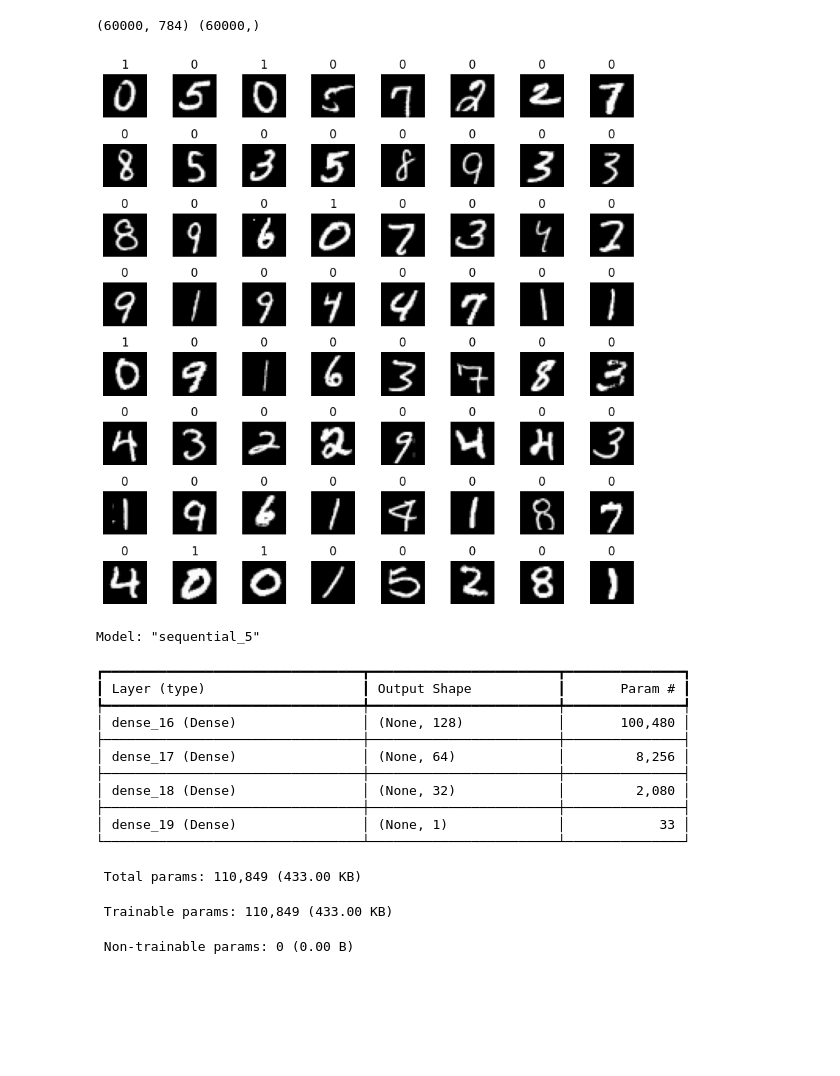
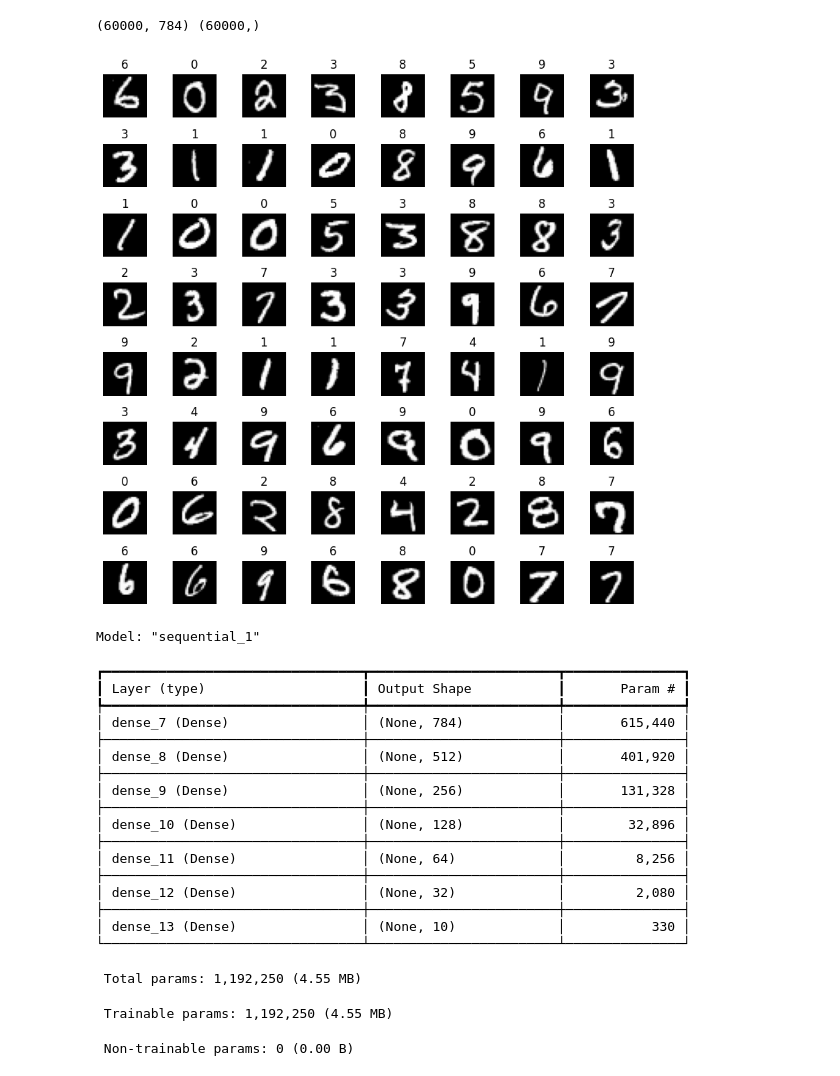
Before and after one commit to ritamiitism/LearningML, a Jupyter notebook: zerodetector.ipynb, the cells around one changed output. Cells and saved outputs as stored; diff of their text form; code cells hidden in the pictures; blank space fills up the shorter version.

```diff
--- a/zerodetector.ipynb
+++ b/zerodetector.ipynb
@@ -32,58 +28,67 @@ print(X_train.shape, y_train_binary.shape)
 # %%
 import numpy as np
 import matplotlib.pyplot as plt
 import warnings
 warnings.simplefilter(action='ignore', category=FutureWarning)
 
 # Load MNIST
 from tensorflow.keras.datasets import mnist
 (X_train, y_train), (X_test, y_test) = mnist.load_data()
 
 # Flatten MNIST images
+y=y_train
 # labels
-y = (y_train == 0).astype(int)
 X = X_train.reshape(X_train.shape[0], -1)
 
 m, n = X.shape    # (60000, 784)
 fig, axes = plt.subplots(8, 8, figsize=(8, 8))
 fig.tight_layout(pad=0.1)
 
 for i, ax in enumerate(axes.flat):
     random_index = np.random.randint(0, m)
     # reshape image back to 28x28
     img = X[random_index].reshape(28, 28)
 
     ax.imshow(img, cmap='gray')
 
     ax.set_title(str(y[random_index]))
     ax.set_axis_off()
 # %% [output]
-[figure, old version]
+[figure, new version]
 # %%
 model = Sequential(
     [
         tf.keras.Input(shape=(784,)),
+        Dense(784,activation="relu"),
+        Dense(512,activation="relu"),
+        Dense(256,activation="relu"),
         Dense(128,activation="relu"),
         Dense(64,activation="relu"),
         Dense(32,activation="relu"),
-        Dense(1,activation="sigmoid"),
+        Dense(10,activation="softmax"),
     ]
 )
 model.summary()
 # %% [output]
-Model: "sequential_5"
+Model: "sequential_1"
 ┏━━━━━━━━━━━━━━━━━━━━━━━━━━━━━━━━━┳━━━━━━━━━━━━━━━━━━━━━━━━┳━━━━━━━━━━━━━━━┓
 ┃ Layer (type)                    ┃ Output Shape           ┃       Param # ┃
 ┡━━━━━━━━━━━━━━━━━━━━━━━━━━━━━━━━━╇━━━━━━━━━━━━━━━━━━━━━━━━╇━━━━━━━━━━━━━━━┩
-│ dense_16 (Dense)                │ (None, 128)            │       100,480 │
+│ dense_7 (Dense)                 │ (None, 784)            │       615,440 │
 ├─────────────────────────────────┼────────────────────────┼───────────────┤
-│ dense_17 (Dense)                │ (None, 64)             │         8,256 │
+│ dense_8 (Dense)                 │ (None, 512)            │       401,920 │
 ├─────────────────────────────────┼────────────────────────┼───────────────┤
-│ dense_18 (Dense)                │ (None, 32)             │         2,080 │
+│ dense_9 (Dense)                 │ (None, 256)            │       131,328 │
 ├─────────────────────────────────┼────────────────────────┼───────────────┤
-│ dense_19 (Dense)                │ (None, 1)              │            33 │
+│ dense_10 (Dense)                │ (None, 128)            │        32,896 │
+├─────────────────────────────────┼────────────────────────┼───────────────┤
+│ dense_11 (Dense)                │ (None, 64)             │         8,256 │
+├─────────────────────────────────┼────────────────────────┼───────────────┤
+│ dense_12 (Dense)                │ (None, 32)             │         2,080 │
+├─────────────────────────────────┼────────────────────────┼───────────────┤
+│ dense_13 (Dense)                │ (None, 10)             │           330 │
 └─────────────────────────────────┴────────────────────────┴───────────────┘
- Total params: 110,849 (433.00 KB)
+ Total params: 1,192,250 (4.55 MB)
- Trainable params: 110,849 (433.00 KB)
+ Trainable params: 1,192,250 (4.55 MB)
  Non-trainable params: 0 (0.00 B)
 # %%
```
Also changed, not shown: parts of 8 cells of this notebook.
